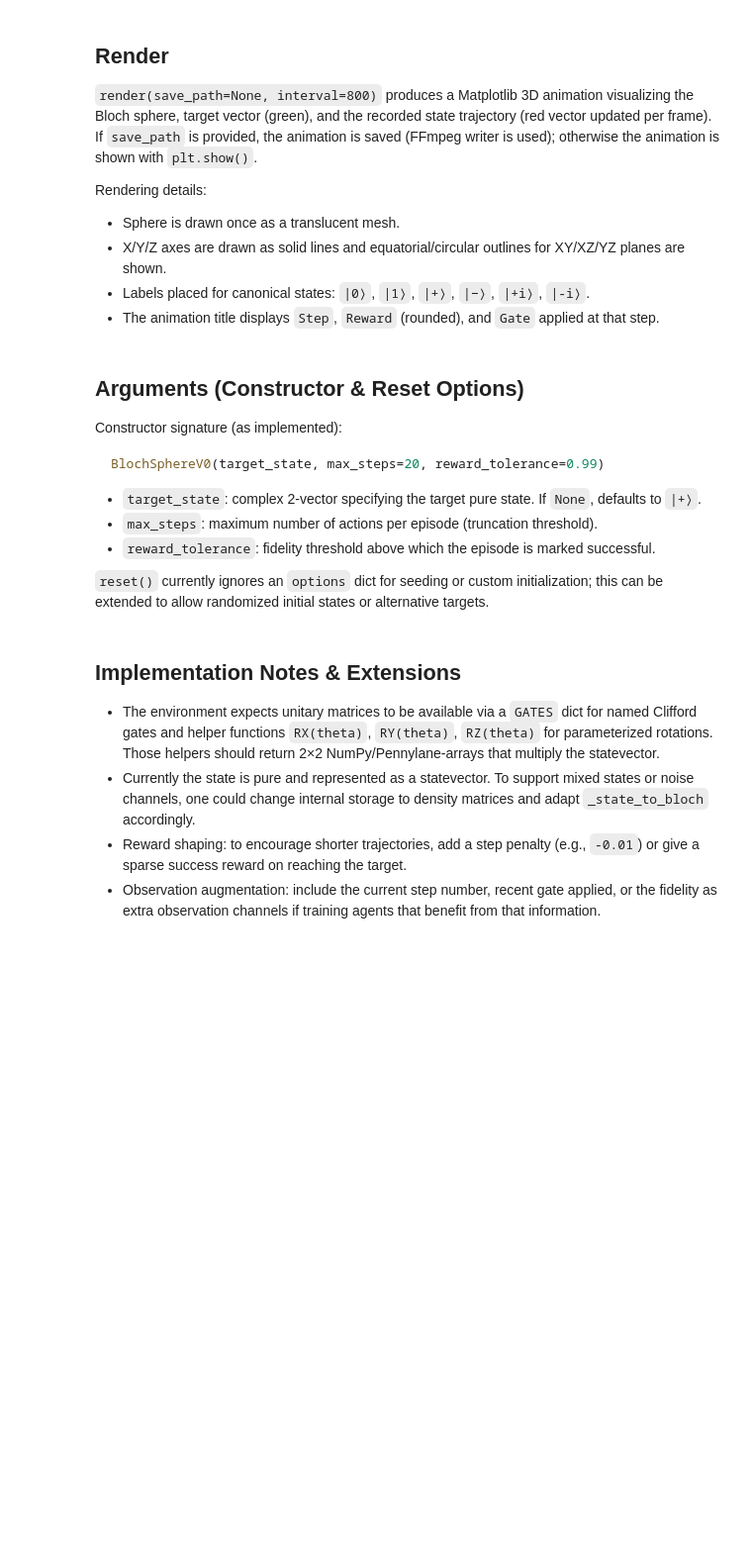
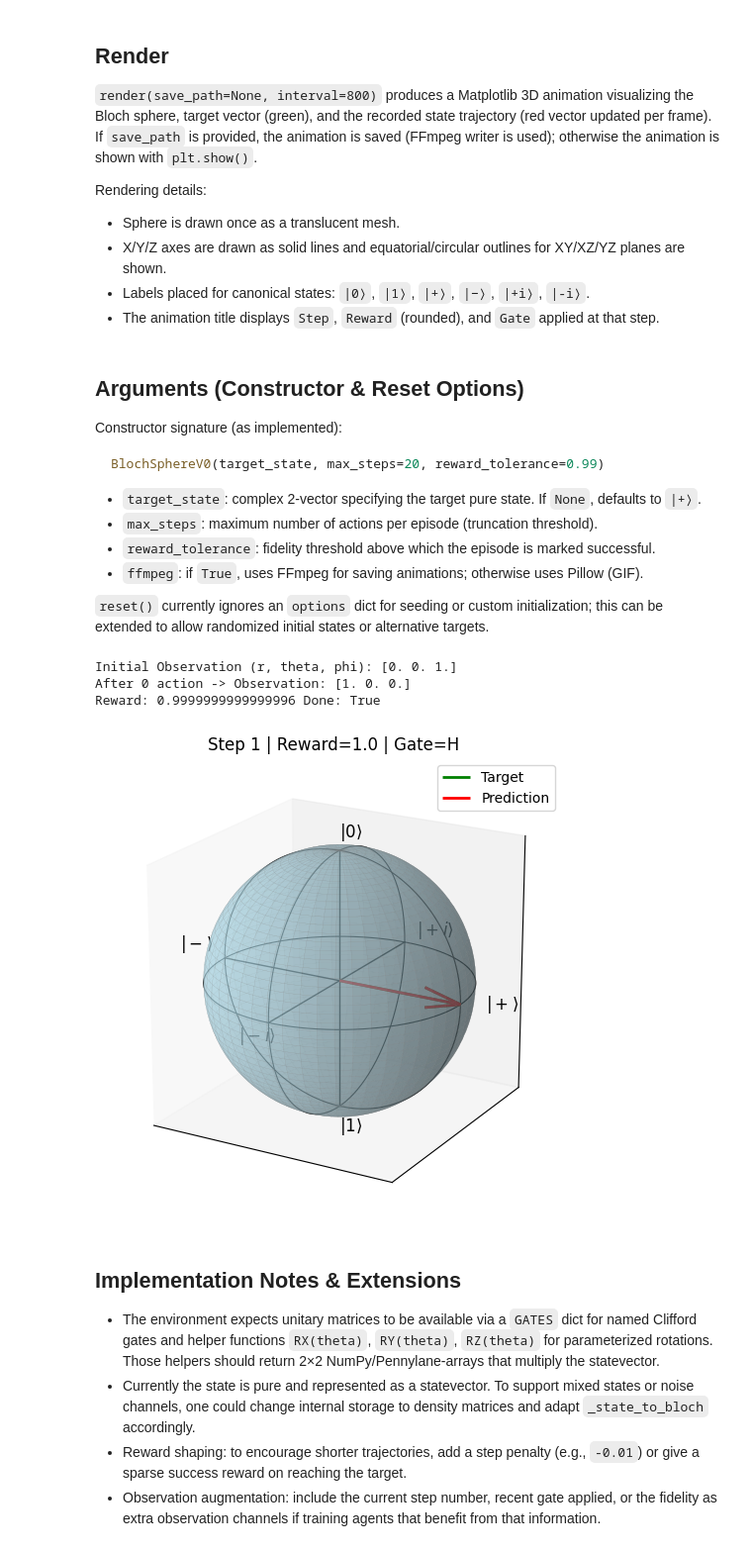
Before and after one commit to Jayshah25/Quantum-Reinforcement-Learning, a Jupyter notebook: examples/core-environments/bloch_sphere.ipynb, the cells around one changed output. Shown: that part at 99% size. Saved outputs shown, nothing was run; the diff lists cells and outputs as text; code cells hidden in the pictures; blank space fills up the shorter version.

Commit message:
fixed render bugs and switched to pennylane numpy

```diff
--- a/examples/core-environments/bloch_sphere.ipynb
+++ b/examples/core-environments/bloch_sphere.ipynb
@@ -117,36 +117,44 @@ BlochSphereV0(target_state, max_steps=20, reward_tolerance=0.99)
 * `target_state`: complex 2-vector specifying the target pure state. If `None`, defaults to `|+⟩`.
 * `max_steps`: maximum number of actions per episode (truncation threshold).
 * `reward_tolerance`: fidelity threshold above which the episode is marked successful.
+* `ffmpeg`: if `True`, uses FFmpeg for saving animations; otherwise uses Pillow (GIF).
+
 
 `reset()` currently ignores an `options` dict for seeding or custom initialization; this can be extended to allow randomized initial states or alternative targets.
 # %%
 ### Example
 
 import numpy as np
 from qrl.env import BlochSphereV0
 
 # Target vector is |+> = (|0> + |1>)/sqrt(2)
 target_state = np.array([1/np.sqrt(2), 1/np.sqrt(2)])
 
 # Initialize environment
-env = BlochSphereV0(target_state=target_state)
+# set ffmpeg=True if you have ffmpeg installed to save as mp4, or ffmpeg=False to save as gif
+env = BlochSphereV0(target_state=target_state, max_steps=20, reward_tolerance=0.99, ffmpeg=False)
 
 # Reset
 obs, _ = env.reset()
 print("Initial Observation (r, theta, phi):", obs)
 
 # Randomly sample actions
 for _ in range(env.max_steps):
     action = env.action_space.sample()
     obs, reward, done, _ = env.step(action)
     print(f"After {action} action -> Observation:", obs)
     print("Reward:", reward, "Done:", done)
 
     if done:
         break
 
 # Render Bloch sphere
-env.render(save_path="results/core/bloch_sphere.mp4")
+env.render(save_path_without_extension="bloch_sphere")
+# %% [output]
+Initial Observation (r, theta, phi): [0. 0. 1.]
+After 0 action -> Observation: [1. 0. 0.]
+Reward: 0.9999999999999996 Done: True
+[figure, added]
 # %% [markdown]
 ## Implementation Notes & Extensions
 
```
Also changed, not shown: 10 other files.
